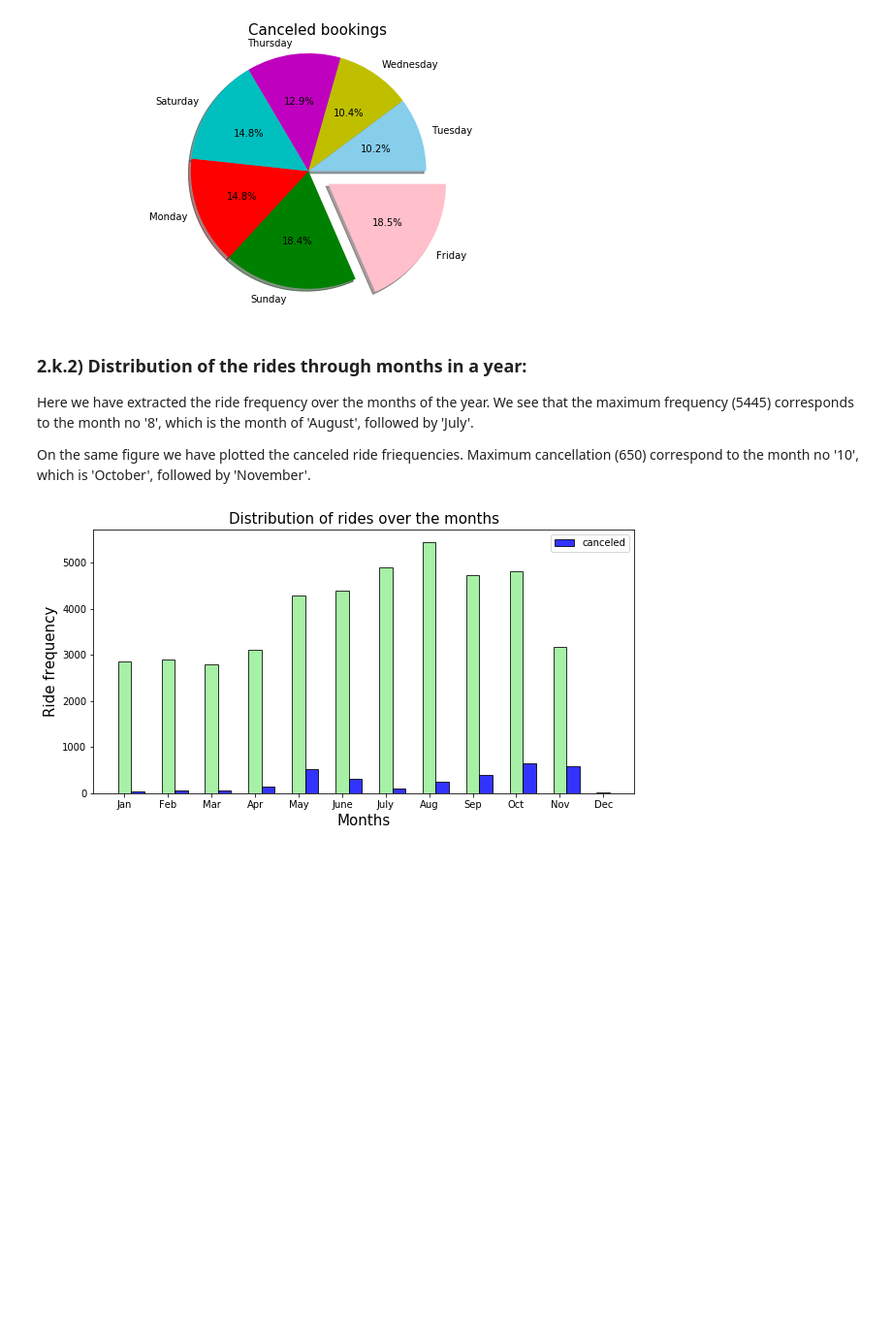
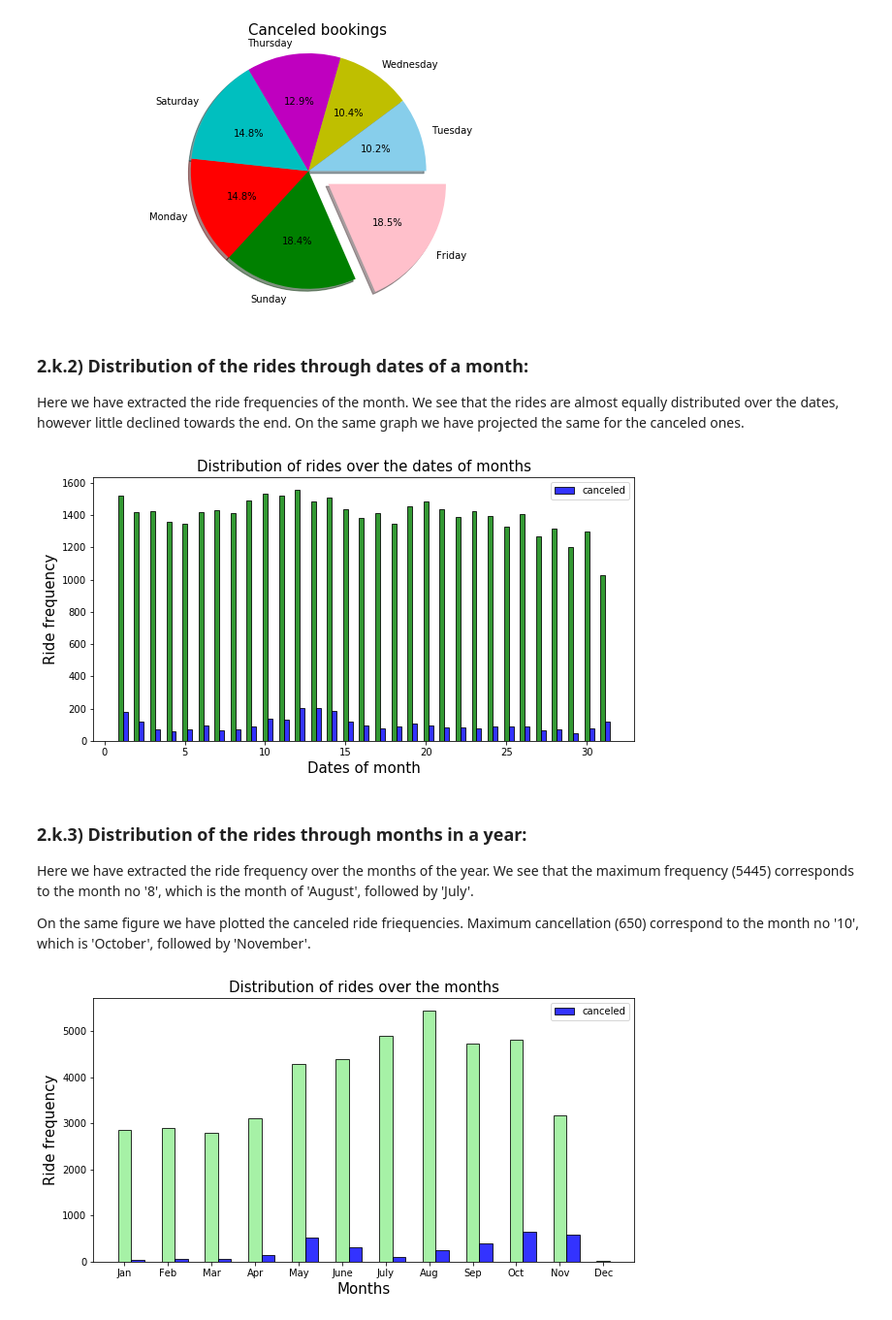
Before and after one commit to debisree/Springboard-Data-Science-Career-Track, a Jupyter notebook: predicting-cab-booking-cancellations-milestone.ipynb, the cells around one changed output. Shown at 97% size. Saved outputs shown, nothing was run; the diff lists cells and outputs as text; code cells hidden in the pictures; blank space fills up the shorter version.

```diff
--- a/predicting-cab-booking-cancellations-milestone.ipynb
+++ b/predicting-cab-booking-cancellations-milestone.ipynb
@@ -711,20 +781,24 @@ Here we have extracted the ride frequencies over the days of the week. It seems
 #pd.__version__
 import datetime
 
-df['date'] = pd.to_datetime(df['from_date'],errors= 'coerce').dt.dayofweek
+df['dayofweek'] = pd.to_datetime(df['from_date'],errors= 'coerce').dt.dayofweek
+df['date'] = pd.to_datetime(df['from_date'],errors= 'coerce').dt.day
 df['month'] = pd.to_datetime(df['from_date'],errors= 'coerce').dt.month
 df['time'] = pd.to_datetime(df['from_date'],errors ='coerce').dt.time
 
-df1['date_can'] = pd.to_datetime(df['from_date'],errors= 'coerce').dt.dayofweek
+df1['dayofweek_can'] = pd.to_datetime(df['from_date'],errors= 'coerce').dt.dayofweek
+df1['date_can'] = pd.to_datetime(df['from_date'],errors= 'coerce').dt.day
 df1['month_can'] = pd.to_datetime(df['from_date'],errors= 'coerce').dt.month
 df1['time_can'] = pd.to_datetime(df['from_date'],errors ='coerce').dt.time
 
 
-weekday=df.date.value_counts()
+weekday=df.dayofweek.value_counts()
+date=df.date.value_counts()
 month=df.month.value_counts()
 t=df.time.value_counts()
 
-weekday_can=df1.date_can.value_counts()
+weekday_can=df1.dayofweek_can.value_counts()
+date_can=df1.date_can.value_counts()
 month_can=df1.month_can.value_counts()
 t_can=df1.time_can.value_counts()
 #print(month_can)
@@ -739,7 +813,7 @@ plt.xticks([0, 1, 2,3,4,5,6], ['Monday','Tuesday','Wednesday','Thursday','Friday
 plt.ylabel('Ride frequency',fontsize=15)
 plt.title('Distribution of rides over the days of weeks',fontsize=15)
 plt.legend()
-plt.savefig("16.png")
+plt.savefig("19.png")
 plt.show()
 
 #visual-a:
@@ -754,13 +828,31 @@ plt.pie(values, colors=colors, labels= labels,explode=explode,counterclock=False
 plt.title('Canceled bookings',fontsize=15)
 #plt.legend(labels,loc=3)
 plt.axis('equal')
-plt.savefig("16a.png")
+plt.savefig("19a.png")
 plt.show()
 # %% [output]
 [figure]
 [figure]
+# %% [markdown]
+### 2.k.2) Distribution of the rides through dates of a month:
+
+Here we have extracted the ride frequencies of the month. We see that the rides are almost equally distributed over the dates, however little declined towards the end. On the same graph we have projected the same for the canceled ones.
+# %%
+#Visually months over the year:
+plt.figure(figsize=(10, 5))
+_=plt.bar(date.index,date.values,width=0.3,color='g',edgecolor='k',alpha=0.8)
+_=plt.bar(date_can.index+0.3,date_can.values,width=0.3,color='b',edgecolor='k',alpha=0.8,label='canceled')
+plt.xlabel('Dates of month',fontsize=15)
+plt.ylabel('Ride frequency',fontsize=15)
+#plt.xticks([1,2,3,4,5,6,7,8,9,10,11,12], ['Jan','Feb','Mar','Apr','May','June','July','Aug','Sep','Oct','Nov','Dec'])
+plt.title('Distribution of rides over the dates of months',fontsize=15)
+plt.legend()
+plt.savefig("21.png")
+plt.show()
+# %% [output]
+[figure, added]
 # %% [markdown]
-### 2.k.2) Distribution of the rides through months in a year:
+### 2.k.3) Distribution of the rides through months in a year:
 
 Here we have extracted the ride frequency over the months of the year. We see that the maximum frequency (5445) corresponds to the month no '8', which is the month of 'August', followed by 'July'.
 
```
Also changed, not shown: parts of 20 cells of this notebook.
